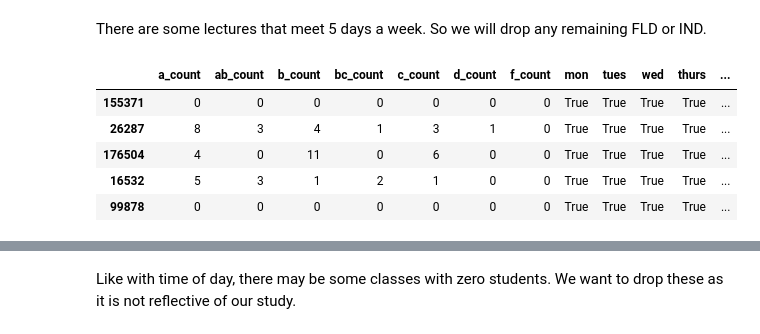
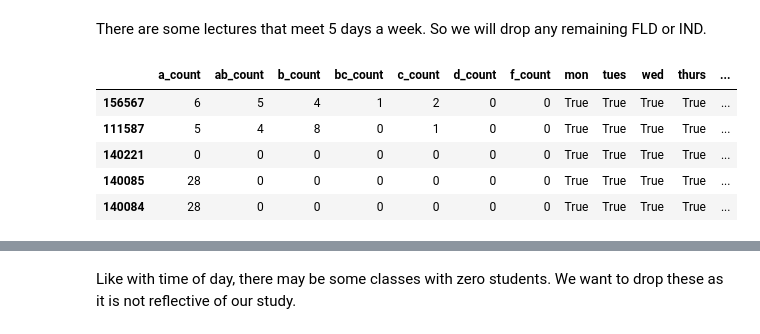
Before and after one commit to kayschulz/build_course_schedule, a Jupyter notebook: days_a_week_and_grades.ipynb, the cells around one changed output, grey strips where cells are left out. Saved outputs shown, nothing was run; the diff lists cells and outputs as text; code cells hidden in the pictures.

```diff
--- a/days_a_week_and_grades.ipynb
+++ b/days_a_week_and_grades.ipynb
@@ -128,13 +131,15 @@ There are some lectures that meet 5 days a week. So we will drop any remaining F
 # %%
 df = df[df['section_type'] != 'FLD']
 df = df[df['section_type'] != 'IND']
+df = df[df['section_type'] != 'LAB']
+df = df[df['section_type'] != 'DIS']
 df.sort_values(by='days_a_week', ascending=False).head()
 # %% [output]
 |  | a_count | ab_count | b_count | bc_count | c_count | d_count | f_count | mon | tues | wed | thurs | ... |
-| 155371 | 0 | 0 | 0 | 0 | 0 | 0 | 0 | True | True | True | True | ... |
-| 26287 | 8 | 3 | 4 | 1 | 3 | 1 | 0 | True | True | True | True | ... |
-| 176504 | 4 | 0 | 11 | 0 | 6 | 0 | 0 | True | True | True | True | ... |
-| 16532 | 5 | 3 | 1 | 2 | 1 | 0 | 0 | True | True | True | True | ... |
-| 99878 | 0 | 0 | 0 | 0 | 0 | 0 | 0 | True | True | True | True | ... |
+| 156567 | 6 | 5 | 4 | 1 | 2 | 0 | 0 | True | True | True | True | ... |
+| 111587 | 5 | 4 | 8 | 0 | 1 | 0 | 0 | True | True | True | True | ... |
+| 140221 | 0 | 0 | 0 | 0 | 0 | 0 | 0 | True | True | True | True | ... |
+| 140085 | 28 | 0 | 0 | 0 | 0 | 0 | 0 | True | True | True | True | ... |
+| 140084 | 28 | 0 | 0 | 0 | 0 | 0 | 0 | True | True | True | True | ... |
 # %%
 df.info()
```
Also changed, not shown: parts of 43 cells of this notebook.
